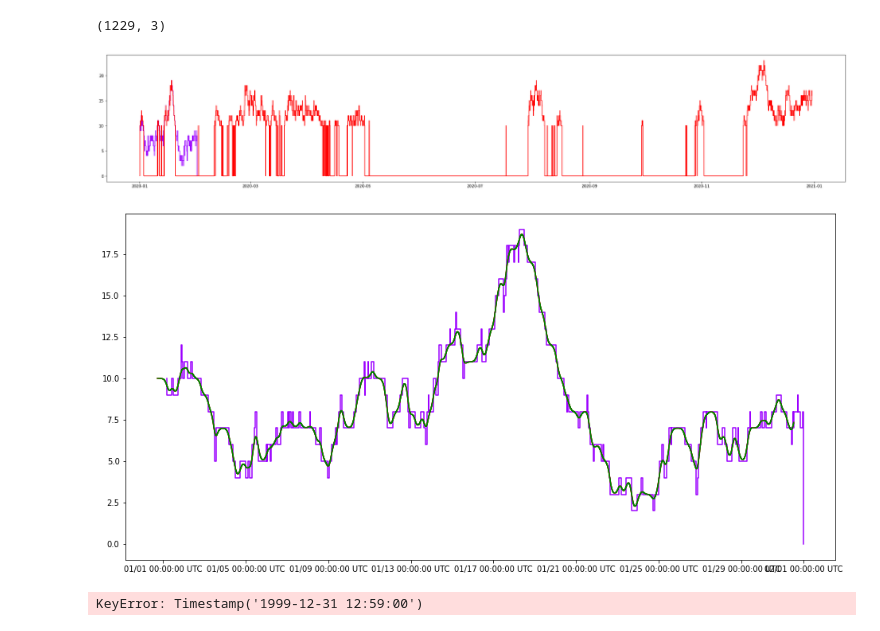
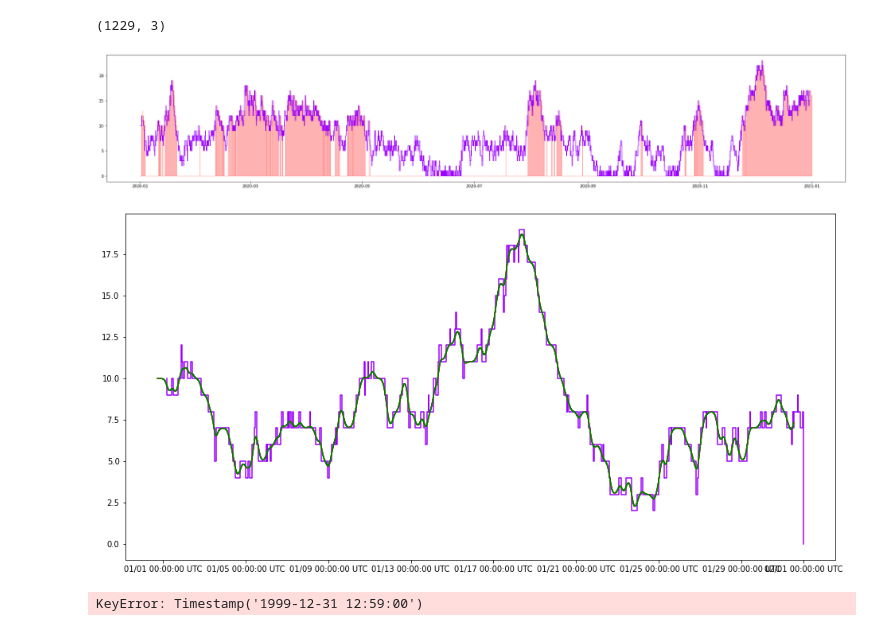
Before and after one commit to probability/topicmodelunderstanding, a Jupyter notebook: Notebooks/Time Delta.ipynb, the cells around one changed output. Drawn from its saved outputs; the diff is of its cells as text; code cells hidden in the pictures.

```diff
--- a/Notebooks/Time Delta.ipynb
+++ b/Notebooks/Time Delta.ipynb
@@ -14,28 +14,31 @@ df.shape
 # %% [output]
 (1229, 3)
 # %%
+t = np.arange(pd.Timestamp(2020,1,1),pd.Timestamp(2021,1,1),pd.Timedelta(hours=1)).astype(pd.Timestamp)
+
 vsteps_clipped = vsteps.clip(ubound=pd.Timestamp(2020,2,1))
-ax = vsteps_clipped.plot(size=(34,6))
+ax = vsteps.plot(size=(34,6))
 #vsteps_clipped_shift = (vsteps_clipped<<pd.Timedelta(hours=11))
-(vsteps >= 10).plot(ax=ax,color='r')
+#(vsteps >= 10).plot(ax=ax,color='r')
+ax.fill_between(t,(vsteps >= 10).step(t),color='r',step='post',alpha=0.3)
 #ax = vsteps.plot(size=(42,6),method='function',ts_grain = pd.Timedelta(hours=1),color='g')
 #vsteps.plot(ax=ax, color='r')
 
 
 #vsteps_clipped.smooth_plot(ax=ax,ts_grain = pd.Timedelta(minutes=10),color='g')
 ax2 = vsteps_clipped.plot()
 vsteps_clipped.smooth_plot(ax=ax2,color='r')
 t = np.arange(pd.Timestamp(2020,1,1),pd.Timestamp(2020,2,1),pd.Timedelta(hours=1)).astype(pd.Timestamp)
 vsteps_clipped.smooth_plot(ax=ax2,color='g')
 #ax2.step(t,vsteps_clipped(t),color='g')
 
 formatter = mdates.DateFormatter('%m/%d %T %Z', tz=tzutc())
 #date_form = DateFormatter('%d-%m')
 ax2.xaxis.set_major_formatter(formatter)
 
 #plt.gca().xaxis.set_major_formatter(formatter)
 # %% [output]
-[figure, old version]
+[figure, new version]
 [figure]
 # %%
 vsteps._cummulative[pd.Timestamp(1999,12,31,12,59)]
```
Also changed, not shown: 1 other file.
